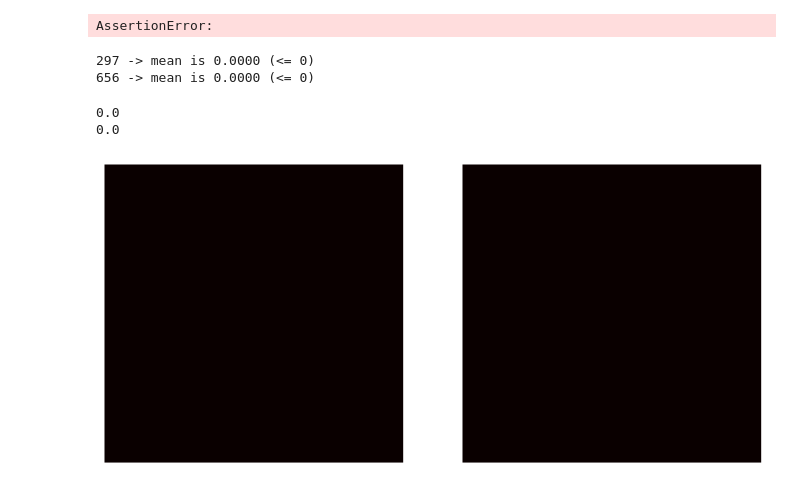
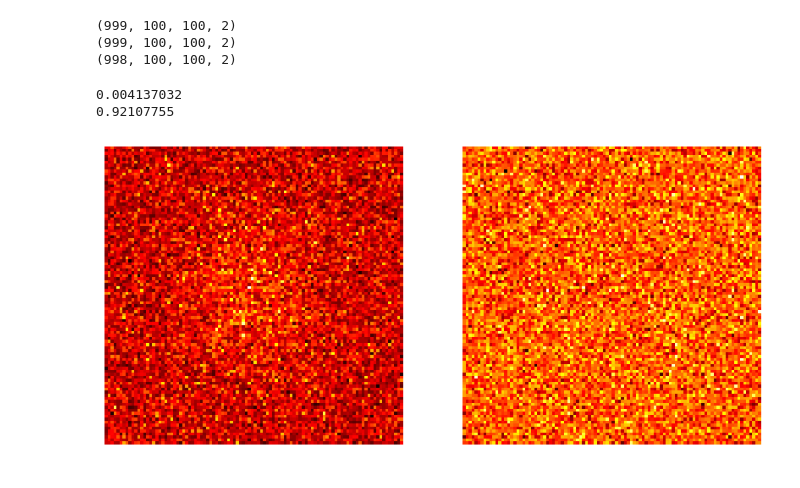
Before and after one commit to VictorH2208/gtx, a Jupyter notebook: utils/inspect.ipynb, the cells around one changed output. Drawn from its saved outputs; the diff is of its cells as text; code cells hidden in the pictures.

```diff
--- a/utils/inspect.ipynb
+++ b/utils/inspect.ipynb
@@ -37,0 +92,15 @@ one['fluorescence'].shape
+# %%
+sample_7_drop = drop_samples(sample_7, [943])
+sample_8_drop = drop_samples(sample_8, [586])
+sample_10_drop = drop_samples(sample_10, [297, 656])
+
+print(sample_7_drop['op'].shape)
+print(sample_8_drop['op'].shape)
+print(sample_10_drop['op'].shape)
+# %% [output]
+(999, 100, 100, 2)
+(999, 100, 100, 2)
+(998, 100, 100, 2)
+# %%
+data_list = [sample_1, sample_2, sample_3, sample_4, sample_5, sample_6, sample_7_drop, sample_8_drop, sample_9, sample_10_drop]
+stacked = stack_data_dicts(data_list)
@@ -38,17 +113,15 @@ one['fluorescence'].shape
 # %%
-for i in range(1000):
-    sample_1 = get_data(i, sample)
-    mua = sample_1['op'][..., 0]
-    mus = sample_1['op'][..., 1]
+for i in range(9996):
+    d = get_data(i, stacked)
+    mua = d['op'][..., 0]
+    mus = d['op'][..., 1]
 
     assert np.mean(mua) > 0
-    assert np.mean(mus) > 1
+    assert np.mean(mus) > 0.9
-# %% [output]
-AssertionError:
 # %%
-for i in range(1000):
-    sample_1 = get_data(i, sample)
-    mean_val = np.mean(sample_1['op'][..., 0])
+for i in range(10):
+    d = get_data(i, sample_10_drop)
+    mean_val = np.mean(d['op'][..., 0])
 
     if np.isnan(mean_val):
         print(f"{i} -> mean is NaN")
@@ -57,19 +130,16 @@ for i in range(1000):
 
     # assert mean_val > 0
     # assert np.mean(sample_1['op'][..., 1]) > 1
-# %% [output]
-297 -> mean is 0.0000 (<= 0)
-656 -> mean is 0.0000 (<= 0)
 # %%
-sample_1 = get_data(656, sample)
-print(np.max(sample_1['op'][..., 0]))
-print(np.max(sample_1['op'][..., 1]))
+sample_1 = get_data(9, sample)
+print(np.mean(sample_1['op'][..., 0]))
+print(np.mean(sample_1['op'][..., 1]))
 
 fig, axs = plt.subplots(1, 2, figsize=(10, 5))
 for i in range(2):
     axs[i].imshow(sample_1['op'][:, :, i], cmap='hot', interpolation='nearest')
     axs[i].axis('off')
 # %% [output]
-0.0
-0.0
+0.004137032
+0.92107755
-[figure, old version]
+[figure, new version]
```
Also changed, not shown: parts of 10 cells of this notebook, 1 other file.
